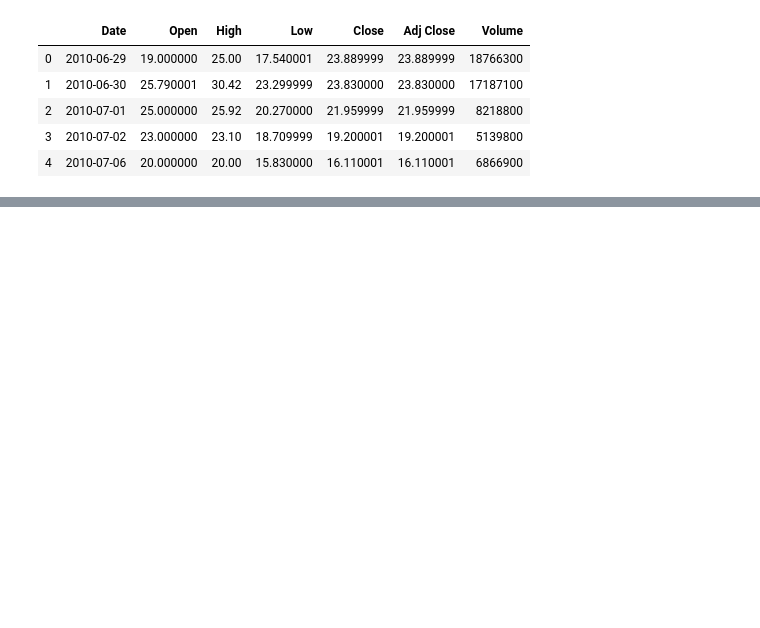
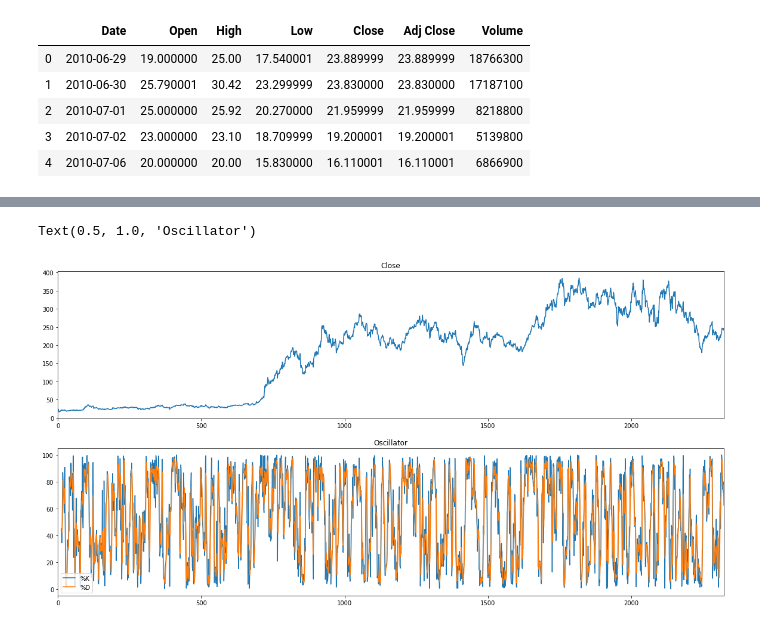
Before and after one commit to brian-cobo/Hack_Rice_Stock_Prediction, a Jupyter notebook: stocastic oscillator.ipynb, the cells around one changed output, grey strips where cells are left out. Drawn from its saved outputs; the diff is of its cells as text; code cells hidden in the pictures; blank space fills up the shorter version.

Commit message:
oscillator graph
created graph to show closing oscilation

```diff
--- a/stocastic oscillator.ipynb
+++ b/stocastic oscillator.ipynb
@@ -14,0 +32,16 @@ stock_data.head()
+# %%
+stock_data['L14'] = stock_data['Low'].rolling(window=14).min()
+# %%
+stock_data['H14'] = stock_data['High'].rolling(window=14).max()
+# %%
+stock_data['%K'] = 100*((stock_data['Close'] - stock_data['L14']) / (stock_data['H14'] - stock_data['L14']))
+# %%
+stock_data['%D'] = stock_data['%K'].rolling(window=3).mean()
+# %%
+fig, axes = plt.subplots(nrows=2, ncols=1,figsize=(20,10))
+
+stock_data['Close'].plot(ax=axes[0]); axes[0].set_title('Close')
+stock_data[['%K','%D']].plot(ax=axes[1]); axes[1].set_title('Oscillator')
+# %% [output]
+Text(0.5, 1.0, 'Oscillator')
+[figure, added]
```
Also changed, not shown: parts of 2 cells of this notebook.
